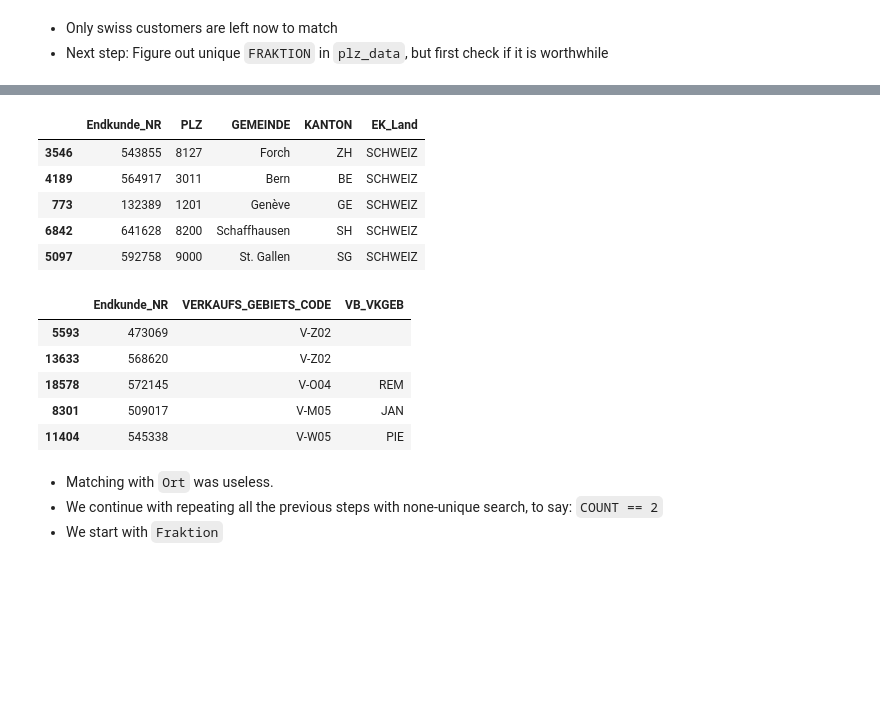
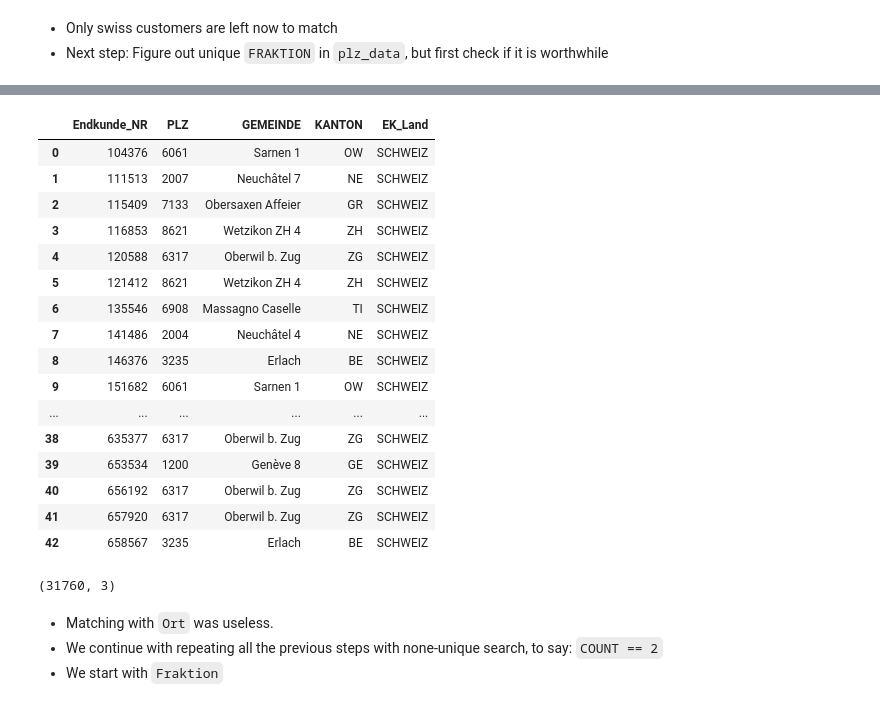
Before and after one commit to apgsga-stc/PredictiveAnalyticsPython, a Jupyter notebook: vkprog_analyse/scribbles.ipynb, the cells around one changed output, grey strips where cells are left out. Saved outputs shown, nothing was run; the diff lists cells and outputs as text; code cells hidden in the pictures; blank space fills up the shorter version.

```diff
--- a/vkprog_analyse/scribbles.ipynb
+++ b/vkprog_analyse/scribbles.ipynb
@@ -277,21 +278,27 @@ Matched-Perc:   0.7676893011136272
 # %%
-cust_unmatched.sample(5)
+cust_unmatched
 # %% [output]
 |  | Endkunde_NR | PLZ | GEMEINDE | KANTON | EK_Land |
-| 3546 | 543855 | 8127 | Forch | ZH | SCHWEIZ |
-| 4189 | 564917 | 3011 | Bern | BE | SCHWEIZ |
-| 773 | 132389 | 1201 | Genève | GE | SCHWEIZ |
-| 6842 | 641628 | 8200 | Schaffhausen | SH | SCHWEIZ |
-| 5097 | 592758 | 9000 | St. Gallen | SG | SCHWEIZ |
+| 0 | 104376 | 6061 | Sarnen 1 | OW | SCHWEIZ |
+| 1 | 111513 | 2007 | Neuchâtel 7 | NE | SCHWEIZ |
+| 2 | 115409 | 7133 | Obersaxen Affeier | GR | SCHWEIZ |
+| 3 | 116853 | 8621 | Wetzikon ZH 4 | ZH | SCHWEIZ |
+| 4 | 120588 | 6317 | Oberwil b. Zug | ZG | SCHWEIZ |
+| 5 | 121412 | 8621 | Wetzikon ZH 4 | ZH | SCHWEIZ |
+| 6 | 135546 | 6908 | Massagno Caselle | TI | SCHWEIZ |
+| 7 | 141486 | 2004 | Neuchâtel 4 | NE | SCHWEIZ |
+| 8 | 146376 | 3235 | Erlach | BE | SCHWEIZ |
+| 9 | 151682 | 6061 | Sarnen 1 | OW | SCHWEIZ |
+| ... | ... | ... | ... | ... | ... |
+| 38 | 635377 | 6317 | Oberwil b. Zug | ZG | SCHWEIZ |
+| 39 | 653534 | 1200 | Genève 8 | GE | SCHWEIZ |
+| 40 | 656192 | 6317 | Oberwil b. Zug | ZG | SCHWEIZ |
+| 41 | 657920 | 6317 | Oberwil b. Zug | ZG | SCHWEIZ |
+| 42 | 658567 | 3235 | Erlach | BE | SCHWEIZ |
-# %%
-cust_matched.sample(5)
-# %% [output]
-|  | Endkunde_NR | VERKAUFS_GEBIETS_CODE | VB_VKGEB |
-| 5593 | 473069 | V-Z02 |  |
-| 13633 | 568620 | V-Z02 |  |
-| 18578 | 572145 | V-O04 | REM |
-| 8301 | 509017 | V-M05 | JAN |
-| 11404 | 545338 | V-W05 | PIE |
+# %%
+cust_matched.shape
+# %% [output]
+(31760, 3)
 # %% [markdown]
 - Matching with ``Ort`` was useless.
 - We continue with repeating all the previous steps with none-unique search, to say: ``COUNT == 2``
```
Also changed, not shown: parts of 2 cells of this notebook.
